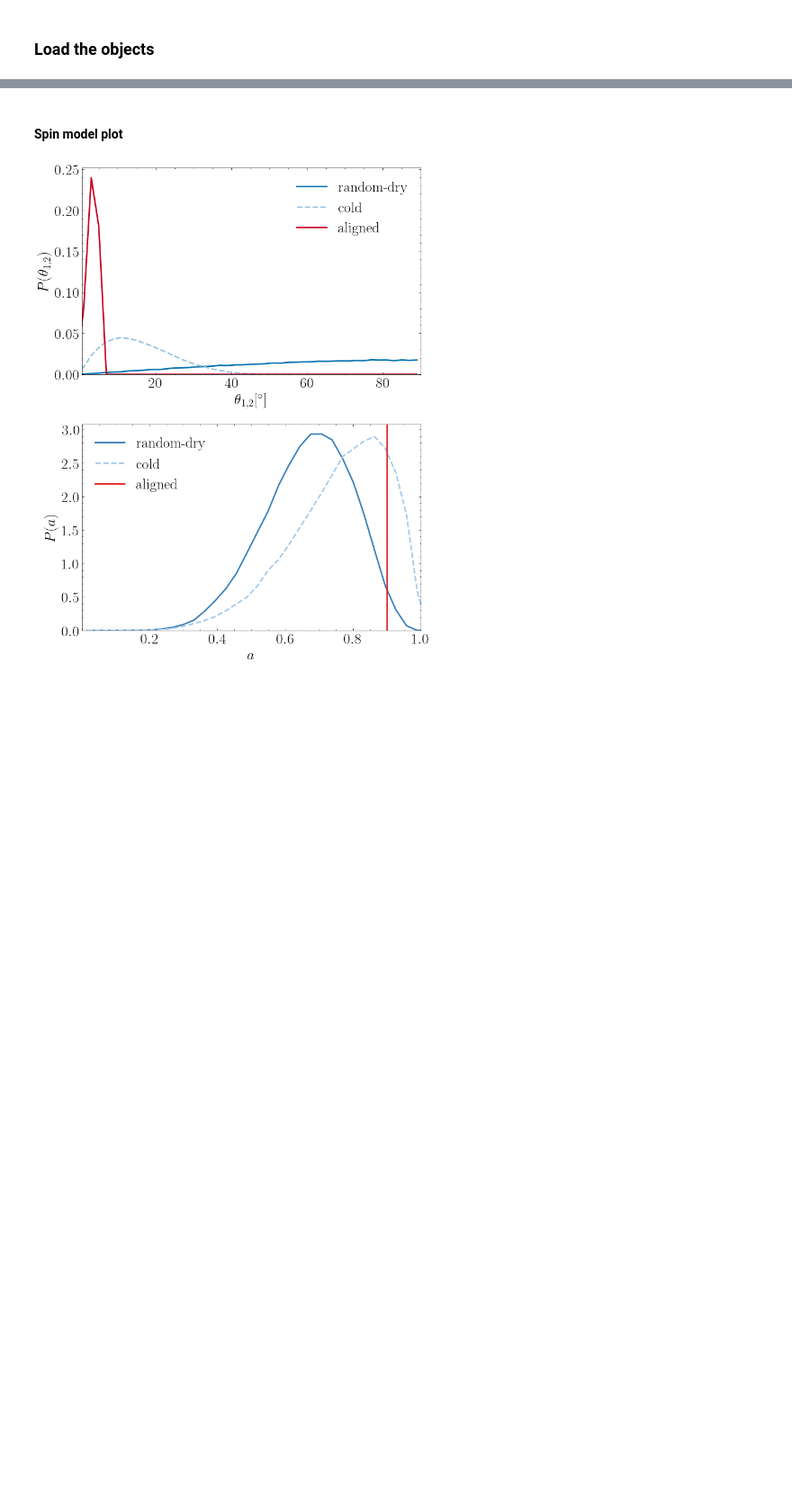
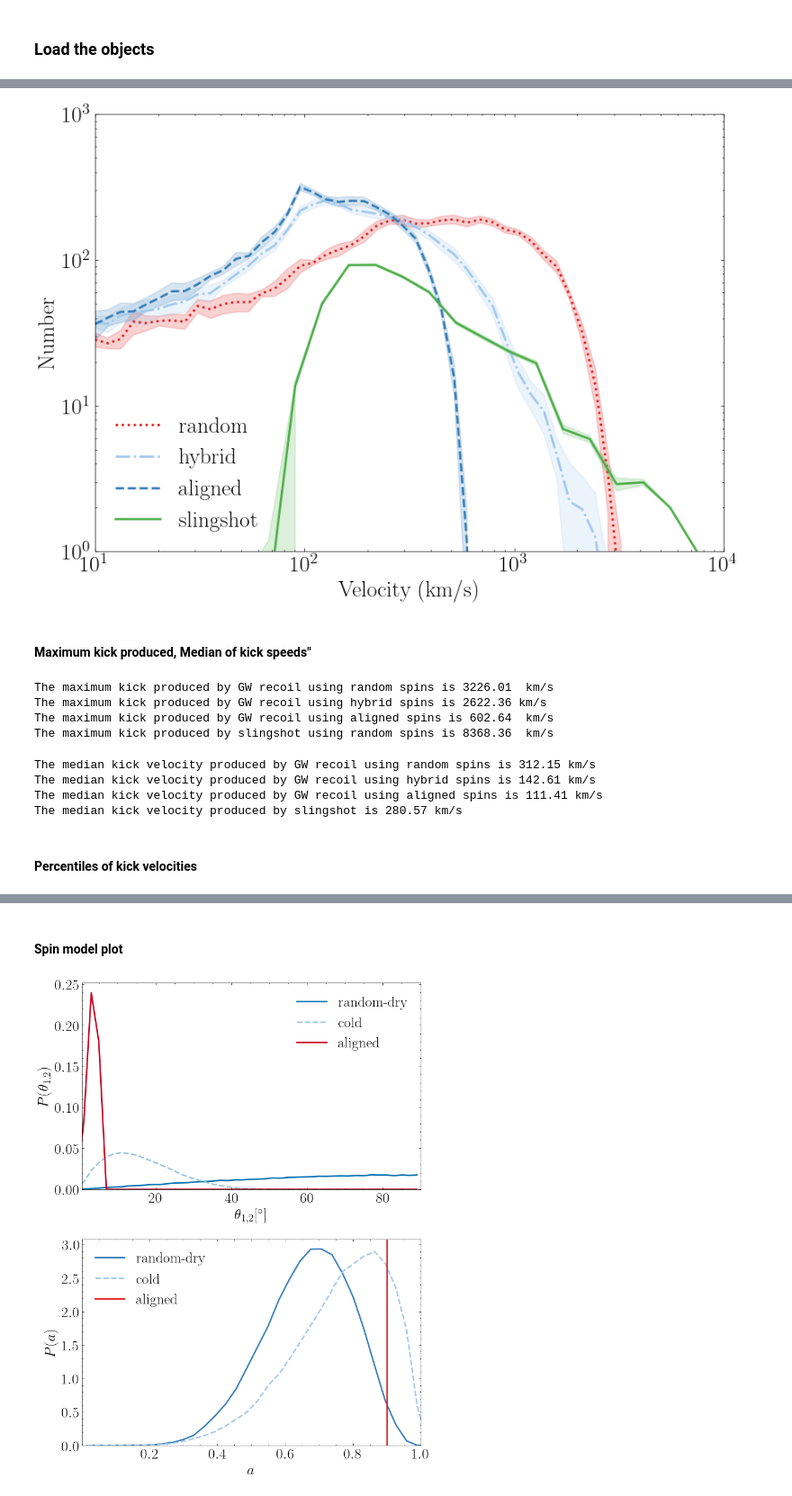
Before and after one commit to pranav-satheesh/Triple-MBH-Illustris, a Jupyter notebook: notebooks/kick_rates_and_ejections.ipynb, the cells around one changed output, grey strips where cells are left out. Shown at 90% size. Cells and saved outputs as stored; diff of their text form; code cells hidden in the pictures; blank space fills up the shorter version.

```diff
--- a/notebooks/kick_rates_and_ejections.ipynb
+++ b/notebooks/kick_rates_and_ejections.ipynb
@@ -41,0 +73,67 @@ with open(stalled_tr_filename, 'rb') as f:
+# %%
+kick_types_data = {
+    'random': (rand_kick_counts, velocity_bins_rand),
+    'hybrid': (hybrid_kick_counts, velocity_bins_rand),
+    'aligned': (aligned_kick_counts, velocity_bins_rand),
+    'slingshot': (slingshot_kick_counts, velocity_bins_sling)
+}
+
+fig,ax = kickcount.plot_kick_distribution(kick_types_data)
+fig.savefig("../Figures/v-dist-for-all-kicks.pdf")
+# %% [output]
+[figure, added]
+# %% [markdown]
+#### Maximum kick produced, Median of kick speeds"
+# %%
+maximum_v_random = []
+maximum_v_hybrid = []
+maximum_v_aligned = []
+maximum_v_slingshot = []
+
+for i in range(Nruns):
+    maximum_v_random.append(np.mean(np.max((np.max(iso_bin.v_kick_random,axis=1),np.max(weak_tr.v_kick_random,axis=1),np.max(strong_tr[i].v_kick_random,axis=1)),axis=0)))
+    maximum_v_hybrid.append(np.mean(np.max((np.max(iso_bin.v_kick_hybrid,axis=1),np.max(weak_tr.v_kick_hybrid,axis=1),np.max(strong_tr[i].v_kick_hybrid,axis=1)),axis=0)))
+    maximum_v_aligned.append(np.mean(np.max((np.max(iso_bin.v_kick_aligned,axis=1),np.max(weak_tr.v_kick_aligned,axis=1),np.max(strong_tr[i].v_kick_aligned,axis=1)),axis=0)))
+    maximum_v_slingshot.append(np.max(strong_tr[i].slingshot_kicks))
+
+
+
+print(f"The maximum kick produced by GW recoil using random spins is {np.mean(maximum_v_random):.2f}  km/s")
+print(f"The maximum kick produced by GW recoil using hybrid spins is {np.mean(maximum_v_hybrid):.2f} km/s")
+print(f"The maximum kick produced by GW recoil using aligned spins is {np.mean(maximum_v_aligned):.2f}  km/s")
+print(f"The maximum kick produced by slingshot using random spins is {np.mean(maximum_v_slingshot):.2f}  km/s")
+# %% [output]
+The maximum kick produced by GW recoil using random spins is 3226.01  km/s
+The maximum kick produced by GW recoil using hybrid spins is 2622.36 km/s
+The maximum kick produced by GW recoil using aligned spins is 602.64  km/s
+The maximum kick produced by slingshot using random spins is 8368.36  km/s
+# %%
+median_v_random = []
+median_v_hybrid = []
+median_v_aligned = []
+median_v_slingshot = []
+
+for i in range(Nruns):
+    median_v_random.append(np.median(np.concatenate((iso_bin.v_kick_random,
+                                                     weak_tr.v_kick_random,
+                                                     strong_tr[i].v_kick_random), axis=1)))
+    median_v_hybrid.append(np.median(np.concatenate((iso_bin.v_kick_hybrid,
+                                                     weak_tr.v_kick_hybrid,
+                                                     strong_tr[i].v_kick_hybrid), axis=1)))
+    median_v_aligned.append(np.median(np.concatenate((iso_bin.v_kick_aligned,
+                                                      weak_tr.v_kick_aligned,
+                                                      strong_tr[i].v_kick_aligned), axis=1)))
+    median_v_slingshot.append(np.median(strong_tr[i].slingshot_kicks))
+
+# Print results
+print(f"The median kick velocity produced by GW recoil using random spins is {np.mean(median_v_random):.2f} km/s")
+print(f"The median kick velocity produced by GW recoil using hybrid spins is {np.mean(median_v_hybrid):.2f} km/s")
+print(f"The median kick velocity produced by GW recoil using aligned spins is {np.mean(median_v_aligned):.2f} km/s")
+print(f"The median kick velocity produced by slingshot is {np.mean(median_v_slingshot):.2f} km/s")
+# %% [output]
+The median kick velocity produced by GW recoil using random spins is 312.15 km/s
+The median kick velocity produced by GW recoil using hybrid spins is 142.61 km/s
+The median kick velocity produced by GW recoil using aligned spins is 111.41 km/s
+The median kick velocity produced by slingshot is 280.57 km/s
+# %% [markdown]
+#### Percentiles of kick velocities
```
Also changed, not shown: parts of 91 cells of this notebook, 37 other files.
